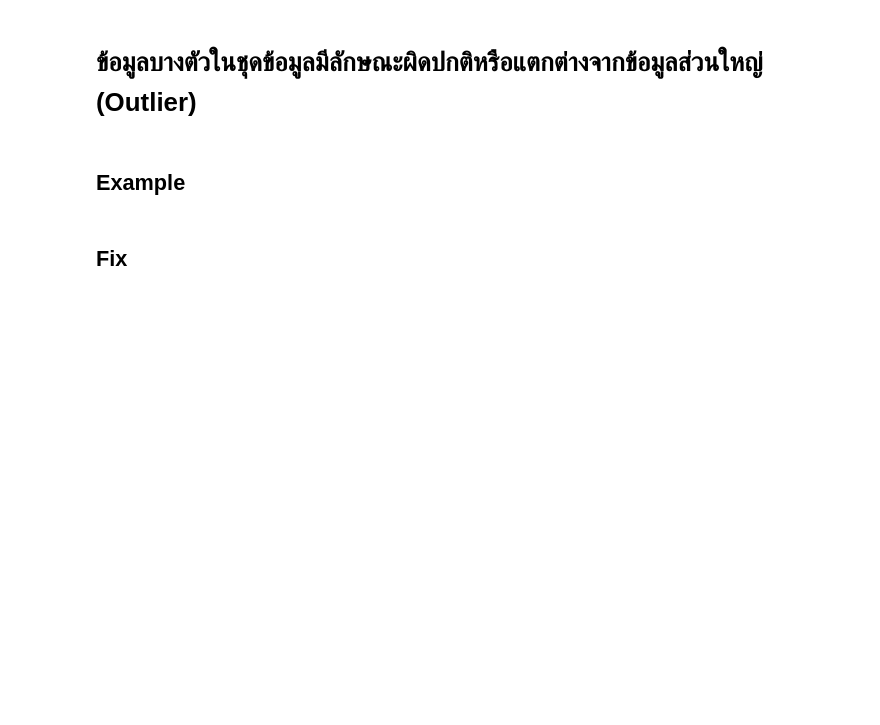
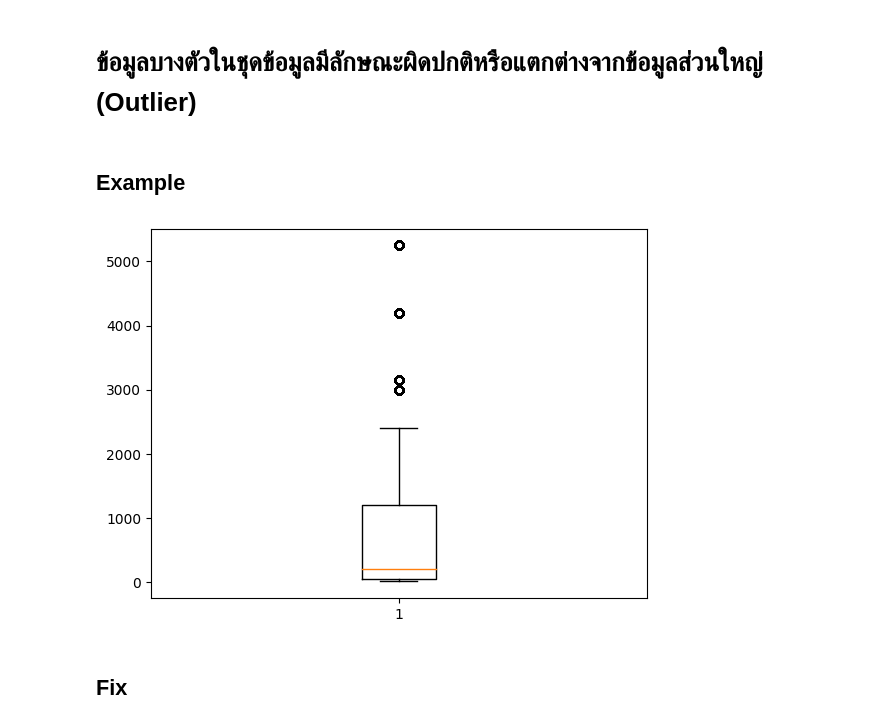
Before and after one commit to thanaphornkanking/BSC_DPDM23, a Jupyter notebook: Data_Preprocessing.ipynb, the cells around one changed output. Cells and saved outputs as stored; diff of their text form; code cells hidden in the pictures; blank space fills up the shorter version.

```diff
--- a/Data_Preprocessing.ipynb
+++ b/Data_Preprocessing.ipynb
@@ -194,4 +338,8 @@ new_Shopping_dup = new_Shopping_dup.sort_values(by='invoice_date')
 # %% [markdown]
 ## Example
+# %%
+ret = plt.boxplot(shopping_data['price'])
+# %% [output]
+[figure, added]
 # %% [markdown]
 ## Fix
```
Also changed, not shown: parts of 73 cells of this notebook.
